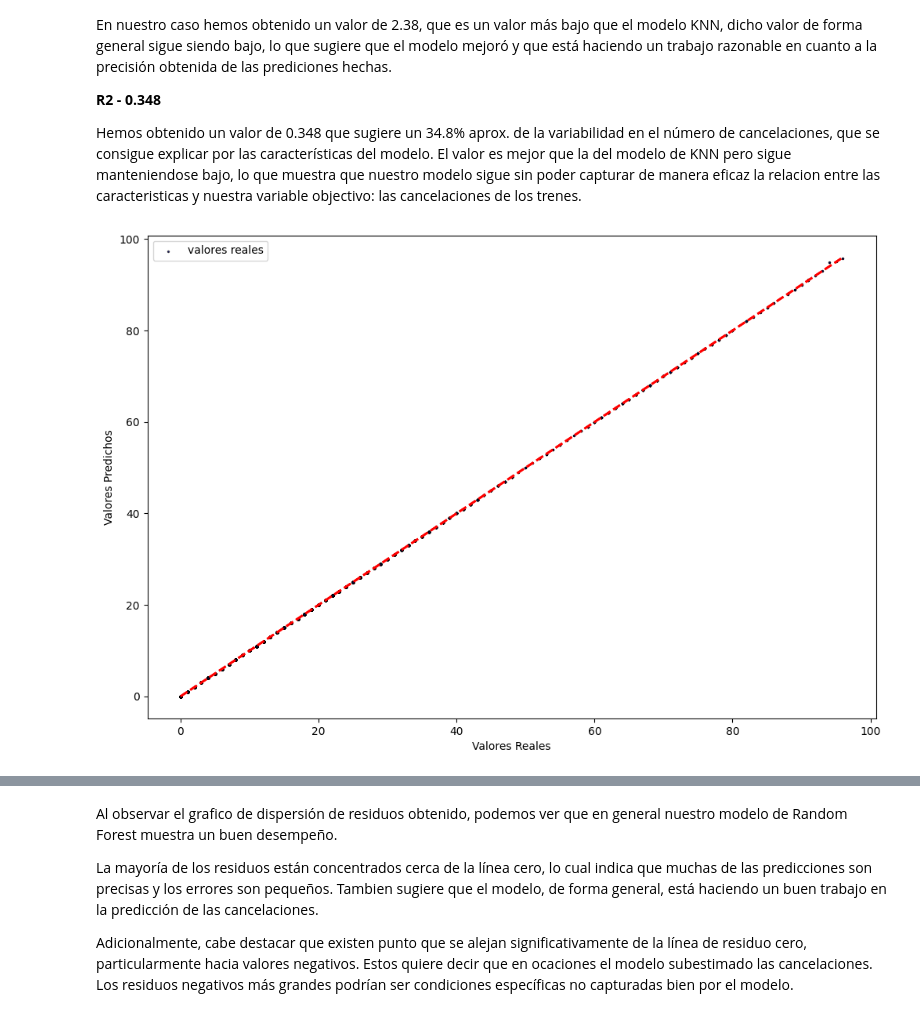
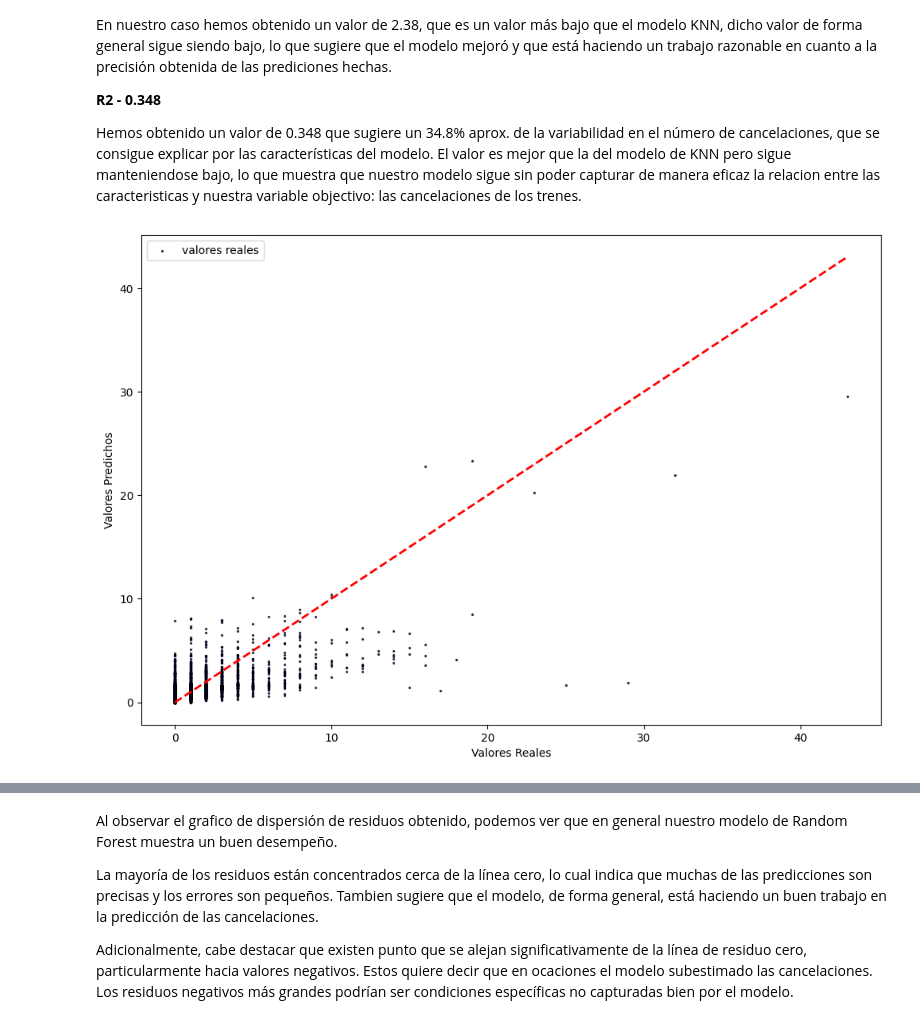
Before and after one commit to GRUPO3TFM/TFM, a Jupyter notebook: Modelos_KNN_y_Random_Forest.ipynb, the cells around one changed output, grey strips where cells are left out. Cells and saved outputs as stored; diff of their text form; code cells hidden in the pictures.

```diff
--- a/Modelos_KNN_y_Random_Forest.ipynb
+++ b/Modelos_KNN_y_Random_Forest.ipynb
@@ -1380,14 +1403,14 @@ En nuestro caso hemos obtenido un valor de 2.38, que es un valor más bajo que e
 Hemos obtenido un valor de 0.348 que sugiere un 34.8% aprox. de la variabilidad en el número de cancelaciones, que se consigue explicar por las características del modelo. El valor es mejor que la del modelo de KNN pero sigue manteniendose bajo, lo que muestra que nuestro modelo sigue sin poder  capturar de manera eficaz la relacion entre las caracteristicas y nuestra variable objectivo: las cancelaciones de los trenes.
 # %%
 plt.figure(figsize=(12, 8))
-plt.scatter(y_test, y_pred_rf_best, color='blue', edgecolor='k', alpha=0.7, label="valores reales", s=2)
-plt.plot([y_test.min(), y_test.max()], [y_test.min(), y_test.max()], 'k--', lw=2, color='red')
+plt.scatter(y_test_rf_can, y_pred_rf_best_can, color='blue', edgecolor='k', alpha=0.7, label="valores reales", s=2)
+plt.plot([y_test_rf_can.min(), y_test_rf_can.max()], [y_test_rf_can.min(), y_test_rf_can.max()], 'k--', lw=2, color='red')
 plt.xlabel('Valores Reales')
 plt.ylabel('Valores Predichos')
 plt.legend()
 plt.show()
 # %% [output]
-[figure, old version]
+[figure, new version]
 # %%
 #hacemos el calculo de los residuos para el modelo random forest
 residuos_rf_can = y_test_rf_can - y_pred_rf_best_can
```
Also changed, not shown: parts of 16 cells of this notebook.
